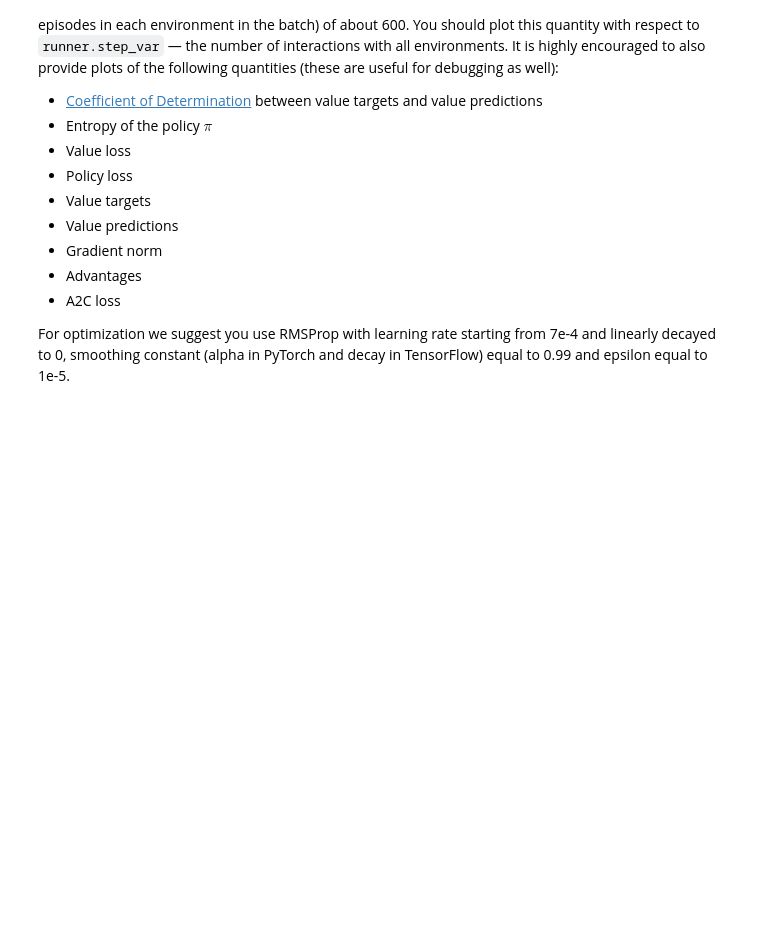
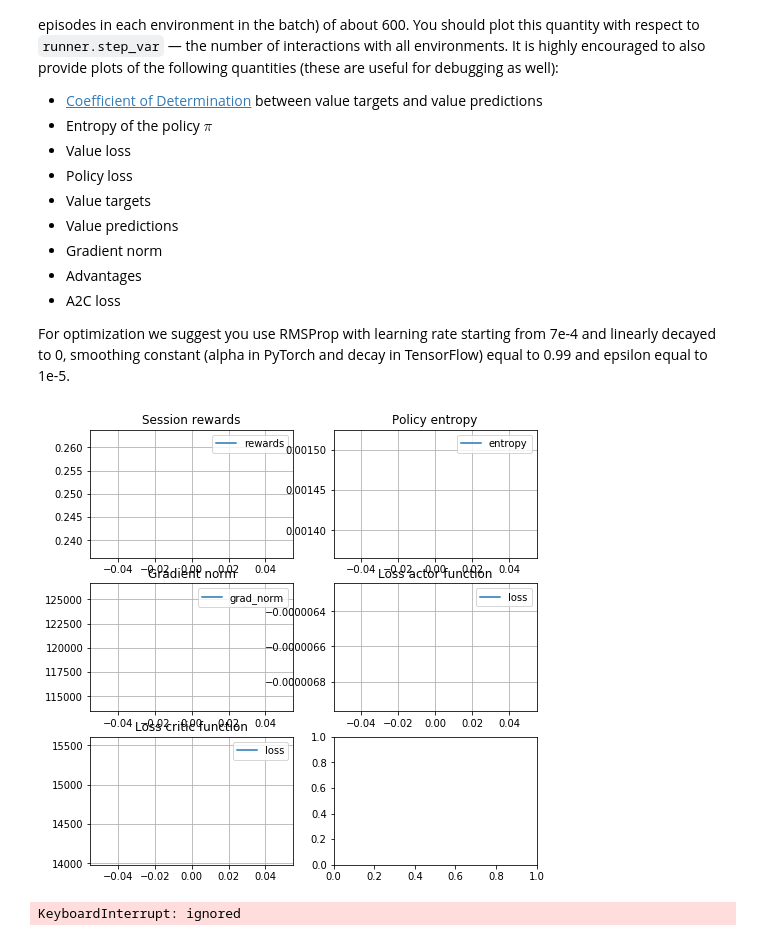
Before and after one commit to denklewer/yandex-rl-tasks, a Jupyter notebook: Hometasks/actor-critic/a2c-optional.ipynb, the cells around one changed output. Cells and saved outputs as stored; diff of their text form; code cells hidden in the pictures; blank space fills up the shorter version.

```diff
--- a/Hometasks/actor-critic/a2c-optional.ipynb
+++ b/Hometasks/actor-critic/a2c-optional.ipynb
@@ -335,22 +377,30 @@ class A2C:
 
 
   def value_loss(self, trajectory):
+
     advantages = trajectory['value_targets'] - trajectory['values']
     value_loss = advantages.pow(2).mean()
     return value_loss
 
   def loss(self, trajectory):
     value_loss = self.value_loss(trajectory)
-    action_loss = self.action_loss(trajectory)
+    action_loss = self.policy_loss(trajectory)
 
-    probs = F.softmax(trajectory['loggits'])
-    logprobs = F.log_softmax(trajectory['loggits'])
+    probs = F.softmax(trajectory['logits'], dim=-1)
+    logprobs = F.log_softmax(trajectory['logits'], dim=-1)
 
-    dist_entropy = -(probs * logprobs).sum(-1)
-
+    #TODO: entropy clarification
+    dist_entropy = -(probs * logprobs).sum(-1).sum(-1).mean()
     return value_loss, action_loss, dist_entropy
 
   def step(self, trajectory):
+    trajectory['values'] = torch.stack(trajectory['values'])
+    trajectory['log_probs'] = torch.stack(trajectory['log_probs'])
+    trajectory['logits'] = torch.stack(trajectory['logits'])
+    trajectory['observations'] = torch.tensor(trajectory['observations'], device=device, dtype=torch.float)
+    trajectory['rewards'] = torch.tensor(trajectory['rewards'], device=device, dtype=torch.float)
+    trajectory['value_targets'] = torch.tensor(trajectory['value_targets'],  device=device, dtype=torch.float)
+
     value_loss, action_loss, dist_entropy = self.loss(trajectory)
     (value_loss * self.value_loss_coef + action_loss - dist_entropy * self.entropy_coef).backward()
     grad_norm = nn.utils.clip_grad_norm_(model.parameters(), self.max_grad_norm)
@@ -378,11 +428,13 @@ value targets and value predictions
 
 For optimization we suggest you use RMSProp with learning rate starting from 7e-4 and linearly decayed to 0, smoothing constant (alpha in PyTorch and decay in TensorFlow) equal to 0.99 and epsilon equal to 1e-5.
 # %%
+from IPython.display import clear_output
+from tqdm import trange
 def adjust_lr(optimizer, epoch):
     lr = init_lr * (0.1 ** (epoch // 20))
     for param_group in optimizer.param_groups:
         param_group['lr'] = lr
-optimizer = optim.RMSprop(model.parameters(), lr=7e-2, alpha=0.99, eps=1e-5)
+optimizer = torch.optim.RMSprop(model.parameters(), lr=7e-2, alpha=0.99, eps=1e-5)
 a2c = A2C(policy,
           optimizer,
           value_loss_coef=0.25,
@@ -391,50 +443,61 @@ a2c = A2C(policy,
 
 loss_freq = 500
 rewards_freq = 2500
-entropy_history = 500
+entropy_freq = 500
 rewards_history = []
 entropy_history = []
-loss_history = []
+loss_act_history = []
+loss_cri_history = []
 grad_norm_history = []
 
 for step in trange(100000):
+    trajectory = runner.get_next()
 
-
-    trajectory = runner.get_next()
-    a2c.step(trajectory)
-    value_loss,action_loss, dist_entropy, grad_norm = entropy_history.append(np.mean(ent_t.data.cpu().numpy()))
+    value_loss,action_loss, dist_entropy, grad_norm =  a2c.step(trajectory)
 
     if step % loss_freq == 0:
-        loss_history.append(loss.data.cpu().item())
+        loss_act_history.append(action_loss.data.cpu().item())
+        loss_cri_history.append(value_loss.data.cpu().item())
         grad_norm_history.append(grad_norm)
 
-    if step % entropy_history == 0:
-        if step % rewards_freq == 0:
-            rewards_history.append(np.mean(evaluate(agent, env, n_games=3)))
-            if rewards_history[-1] >= 50:
-                print("Your agent has earned the yellow belt" % color)
+    if step % entropy_freq == 0:
+      entropy_history.append(np.mean(dist_entropy.data.cpu().numpy()))
+      if step % rewards_freq == 0:
+        rewards = evaluate(model, env)
+        rewards_history.append(rewards.mean())
+        if rewards_history[-1] >= 50:
+          print("Your agent has earned the yellow belt" % color)
 
-        clear_output(True)
+          clear_output(True)
 
-        fig,((ax1, ax2), (ax3, ax4)) = plt.subplots(2, 2,figsize=[8,8])
+        fig,((ax1, ax2), (ax3, ax4), (ax5, ax6)) = plt.subplots(3, 2,figsize=[8,8])
         ax1.plot(rewards_history ,label='rewards')
         ax1.set_title("Session rewards")
         ax1.legend()
         ax1.grid()
 
         ax2.plot(entropy_history ,label='entropy')
         ax2.set_title("Policy entropy")
         ax2.legend()
         ax2.grid()
 
-        ax3.plot(loss_history ,label='loss')
-        ax3.set_title("Loss function")
+        ax3.plot(grad_norm_history ,label='grad_norm')
+        ax3.set_title("Gradient norm")
         ax3.legend()
         ax3.grid()
 
-        ax4.plot(grad_norm_history ,label='grad_norm')
-        ax4.set_title("Gradient norm")
+        ax4.plot(loss_act_history ,label='loss')
+        ax4.set_title("Loss actor function")
         ax4.legend()
         ax4.grid()
 
+        ax5.plot(loss_cri_history ,label='loss')
+        ax5.set_title("Loss critic function")
+        ax5.legend()
+        ax5.grid()
+
+
         plt.show()
+# %% [output]
+[figure, added]
+KeyboardInterrupt: ignored
```
Also changed, not shown: parts of 9 cells of this notebook.
